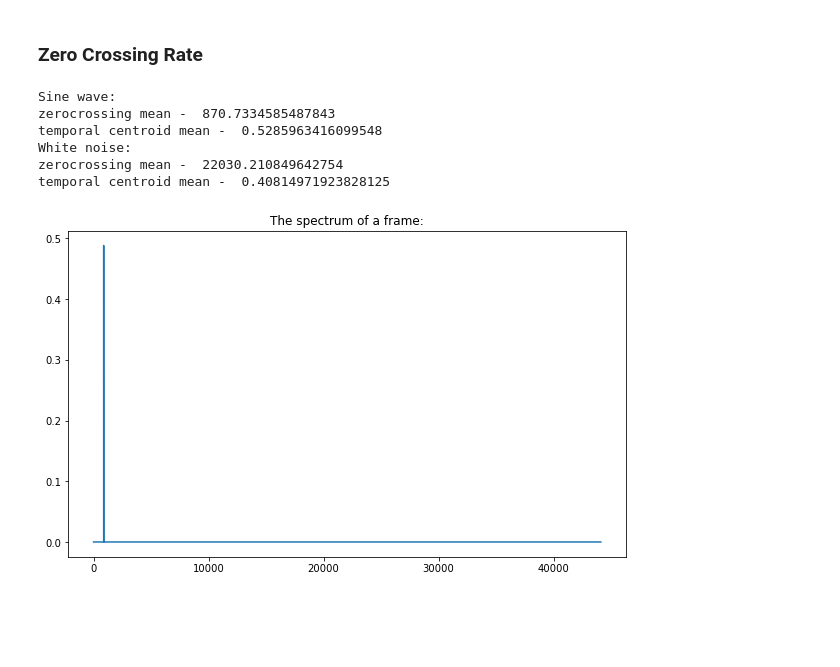
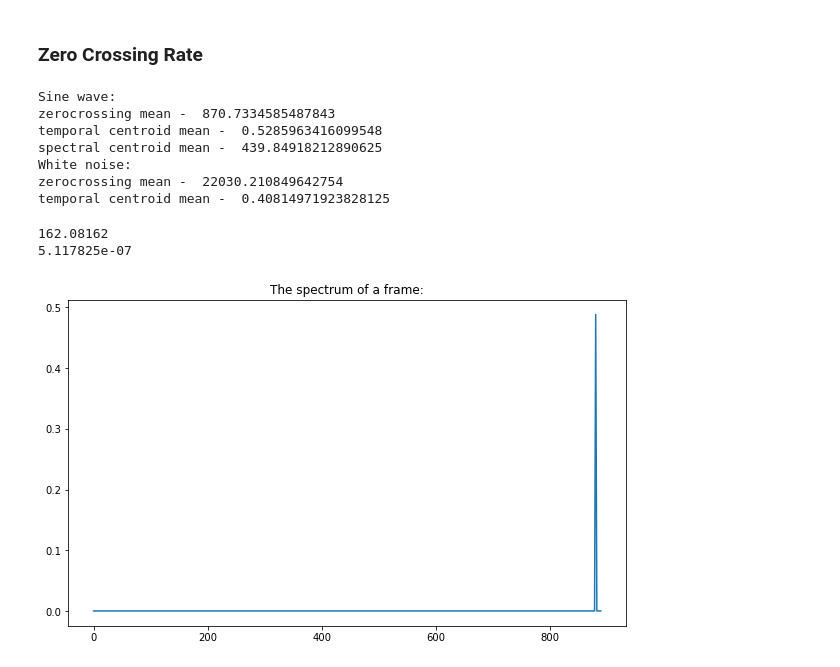
Before and after one commit to mdpcardoso/smul_a2_g09_notebook, a Jupyter notebook: a2.ipynb, the cells around one changed output. Cells and saved outputs as stored; diff of their text form; code cells hidden in the pictures; blank space fills up the shorter version.

```diff
--- a/a2.ipynb
+++ b/a2.ipynb
@@ -63,12 +63,14 @@ def descriptors(audio, frame_size = 1024, hop_size = 512):
 sine_pool = descriptors(sine)
 whitenoise_pool = descriptors(whitenoise)
 
-agg_sine = PoolAggregator(defaultStats = ['mean', 'var', 'min', 'max'])(sine_pool)
-agg_whitenoise = PoolAggregator(defaultStats = ['mean', 'var', 'min', 'max'])(whitenoise_pool)
+agg_sine = PoolAggregator(defaultStats = ['mean'])(sine_pool)
+agg_whitenoise = PoolAggregator(defaultStats = ['mean'])(whitenoise_pool)
 
 print('Sine wave:')
 print('zerocrossing mean - ', agg_sine['lowlevel.zerocrossing.mean']*44100)
 print('temporal centroid mean - ', agg_sine['sfx.temporalcentroid.mean'])
+print('spectral centroid mean - ', agg_sine['lowlevel.spectralcentroid.mean'])
+
 
 print('White noise:')
 print('zerocrossing mean - ', agg_whitenoise['lowlevel.zerocrossing.mean']*44100)
@@ -77,23 +79,31 @@ print('temporal centroid mean - ', agg_whitenoise['sfx.temporalcentroid.mean'])
 Sine wave:
 zerocrossing mean -  870.7334585487843
 temporal centroid mean -  0.5285963416099548
+spectral centroid mean -  439.84918212890625
 White noise:
 zerocrossing mean -  22030.210849642754
 temporal centroid mean -  0.40814971923828125
 # %%
 from essentia.standard import Spectrum, Windowing
+import numpy
 
 w = Windowing(type = 'hann')
 spectrum = Spectrum()  # FFT() would return the complex FFT, here we just want the magnitude spectrum
 spec = spectrum(w(sine))
 
+freq, mag = SpectralPeaks()(spec)
+print(numpy.max(freq))
+print(numpy.max(mag))
+
 plt.rcParams['figure.figsize'] = (10, 6) # set plot sizes to something larger than default
 plt.title("The spectrum of a frame:")
 
-plot(spec)
+plot(spec[0:890])
 show()
 # %% [output]
+162.08162
+5.117825e-07
-[figure, old version]
+[figure, new version]
 # %%
 from essentia.standard import *
 
```
Also changed, not shown: parts of 1 cell of this notebook.
